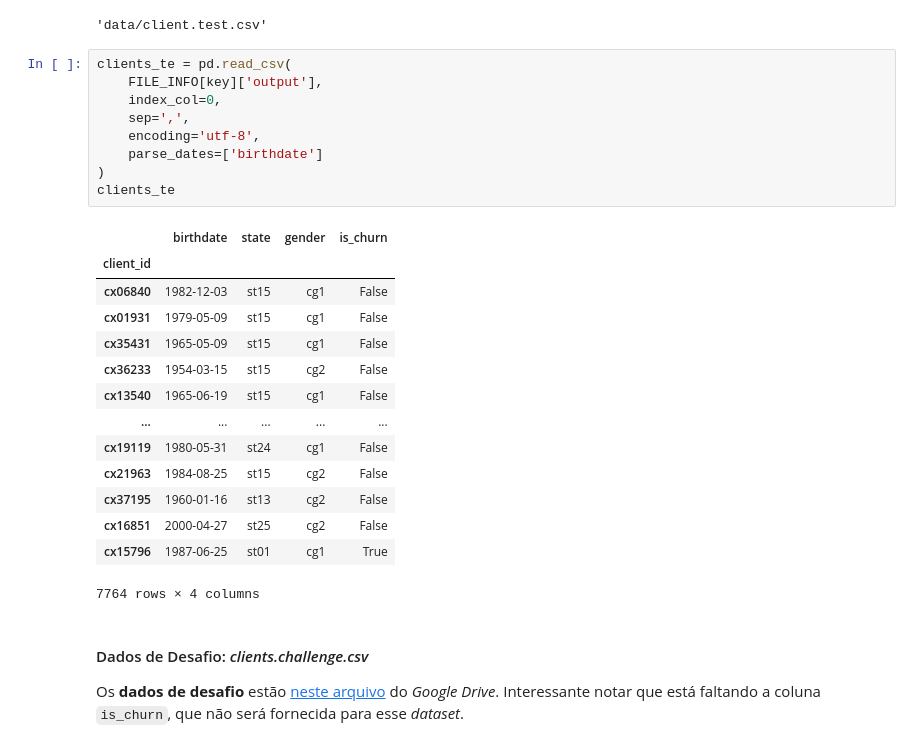
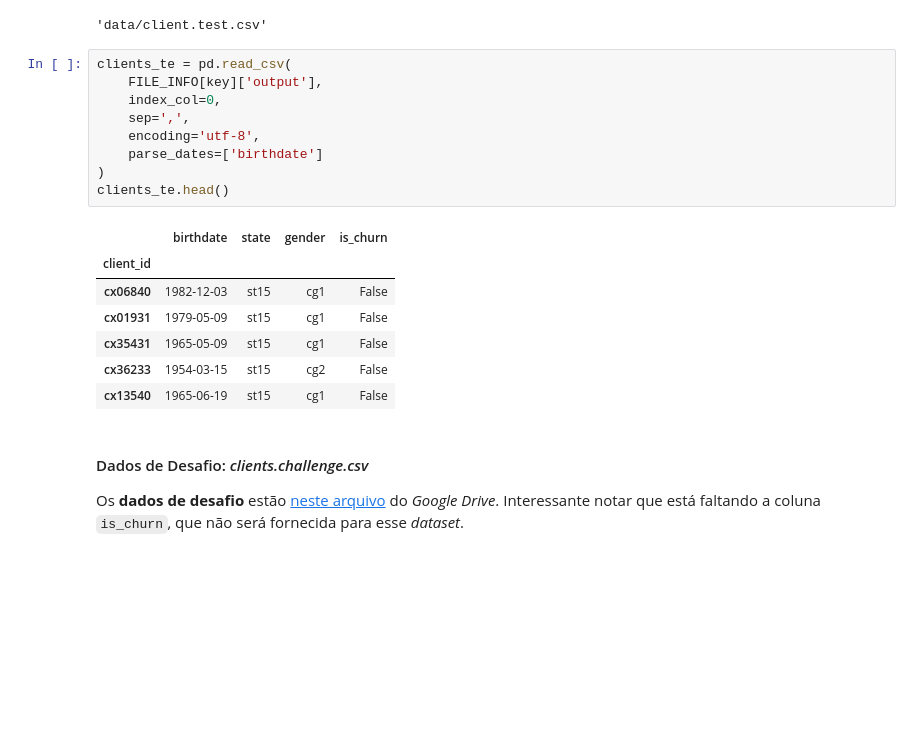
Before and after one commit to casjunior93/Desafio-Tera---Ensemble, a Jupyter notebook: Desafio_Assinado_Luizalabs_Ensembles.ipynb, the cells around one changed output. Saved outputs shown, nothing was run; the diff lists cells and outputs as text; blank space fills up the shorter version.

```diff
--- a/Desafio_Assinado_Luizalabs_Ensembles.ipynb
+++ b/Desafio_Assinado_Luizalabs_Ensembles.ipynb
@@ -171,27 +166,20 @@ To: /content/data/client.test.csv
 # %%
 clients_te = pd.read_csv(
     FILE_INFO[key]['output'],
     index_col=0,
     sep=',',
     encoding='utf-8',
     parse_dates=['birthdate']
 )
-clients_te
+clients_te.head()
 # %% [output]
 |  | birthdate | state | gender | is_churn |
 | client_id |  |  |  |  |
 | cx06840 | 1982-12-03 | st15 | cg1 | False |
 | cx01931 | 1979-05-09 | st15 | cg1 | False |
 | cx35431 | 1965-05-09 | st15 | cg1 | False |
 | cx36233 | 1954-03-15 | st15 | cg2 | False |
 | cx13540 | 1965-06-19 | st15 | cg1 | False |
-| ... | ... | ... | ... | ... |
-| cx19119 | 1980-05-31 | st24 | cg1 | False |
-| cx21963 | 1984-08-25 | st15 | cg2 | False |
-| cx37195 | 1960-01-16 | st13 | cg2 | False |
-| cx16851 | 2000-04-27 | st25 | cg2 | False |
-| cx15796 | 1987-06-25 | st01 | cg1 | True |
-7764 rows × 4 columns
 # %% [markdown]
 #### Dados de Desafio: _clients.challenge.csv_
 
```
Also changed, not shown: parts of 15 cells of this notebook.
